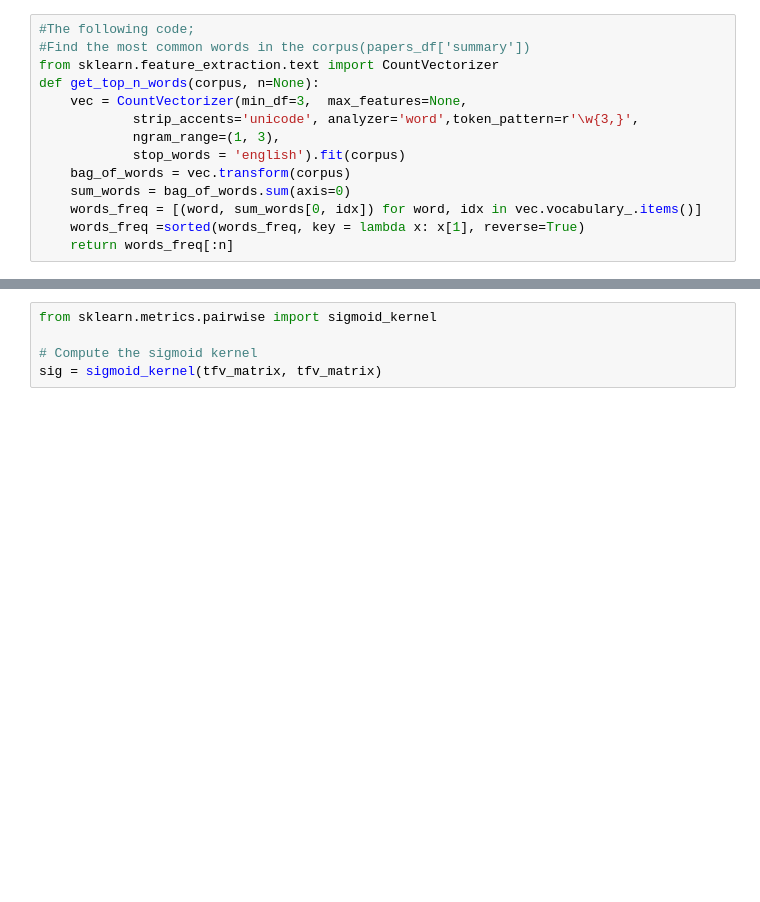
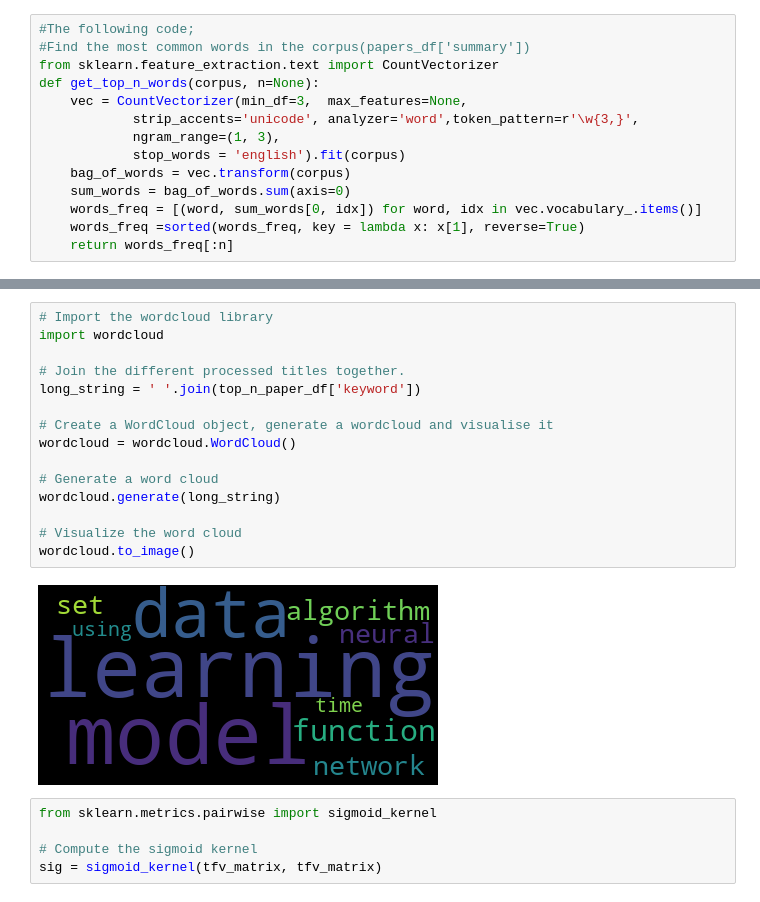
Before and after one commit to Veys101/Paper-Recommendation-Application, a Jupyter notebook: Content-Based-Filtering/Content_Based_Filtering_v4.0.ipynb, the cells around one changed output, grey strips where cells are left out. Drawn from its saved outputs; the diff is of its cells as text; blank space fills up the shorter version.

```diff
--- a/Content-Based-Filtering/Content_Based_Filtering_v4.0.ipynb
+++ b/Content-Based-Filtering/Content_Based_Filtering_v4.0.ipynb
@@ -114,3 +145,20 @@ get_top_n_words(papers_df['summary'],10)
+# %%
+# Import the wordcloud library
+import wordcloud
+
+# Join the different processed titles together.
+long_string = ' '.join(top_n_paper_df['keyword'])
+
+# Create a WordCloud object, generate a wordcloud and visualise it
+wordcloud = wordcloud.WordCloud()
+
+# Generate a word cloud
+wordcloud.generate(long_string)
+
+# Visualize the word cloud
+wordcloud.to_image()
+# %% [output]
+[figure, added]
 # %%
 from sklearn.metrics.pairwise import sigmoid_kernel
 
```
Also changed, not shown: parts of 15 cells of this notebook, 1 other file.
